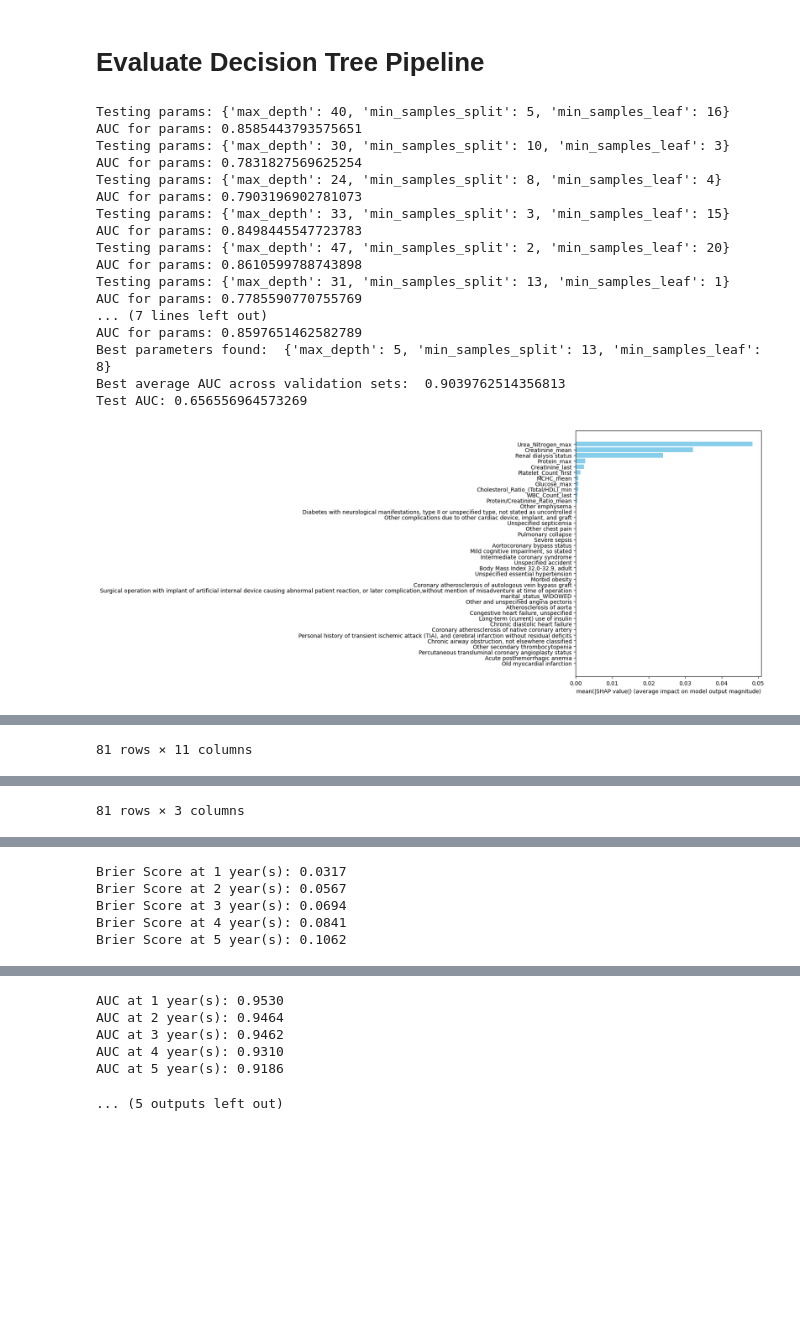
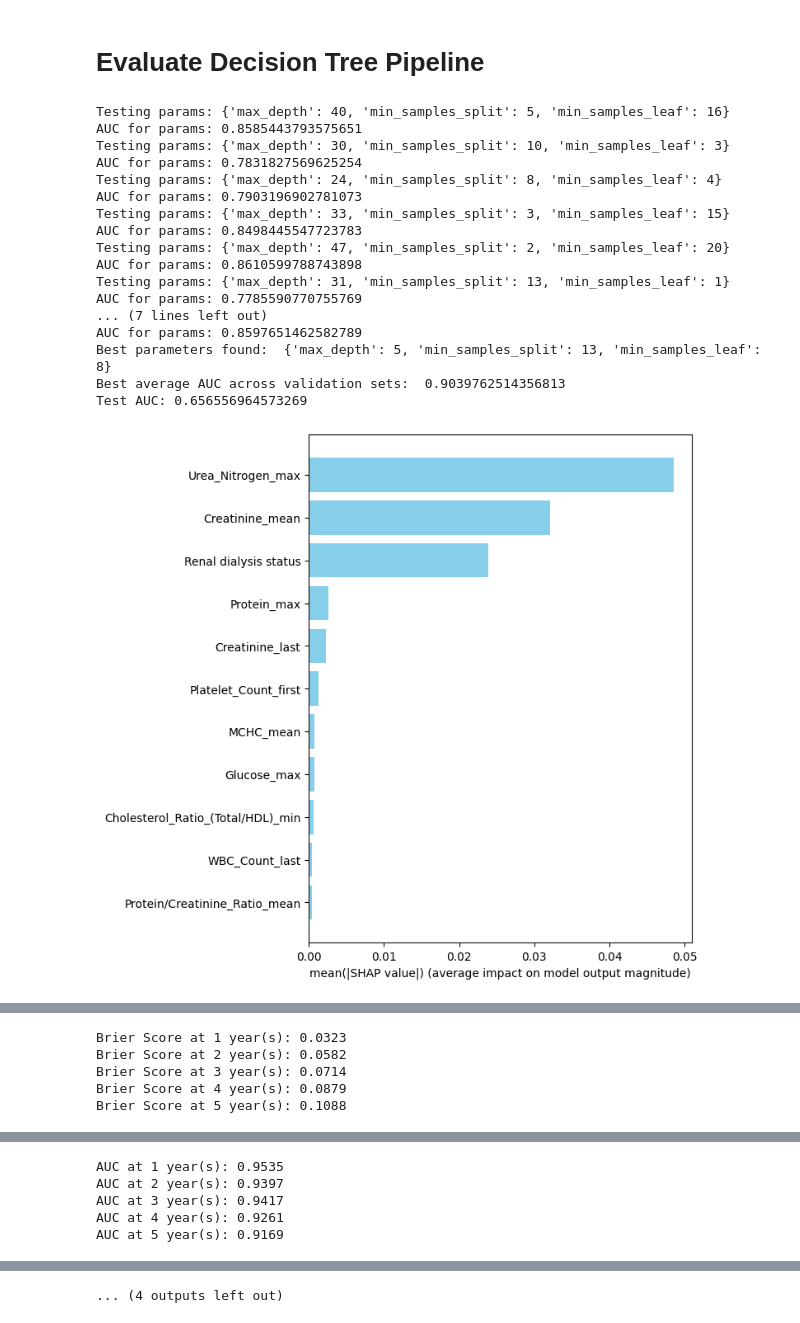
Before and after one commit to vironix-health/CKD-ZD-project, a Jupyter notebook: experiments/DecisionTree_MIMIC.ipynb, the cells around one changed output, grey strips where cells are left out. Drawn from its saved outputs; the diff is of its cells as text; code cells hidden in the pictures; blank space fills up the shorter version.

```diff
--- a/experiments/DecisionTree_MIMIC.ipynb
+++ b/experiments/DecisionTree_MIMIC.ipynb
@@ -23,7 +23,7 @@ DecisionTree_cfg = {
     'tag': 'dct', # Feature selection model identifier tag
     'response': 'stage_delta',  # Response variable for binary classification and Cox Proportional Hazards
     'duration': 'duration', # Duration in days until response or censorship
-    'n_novel': 40, # Number of ranked novel features included in augmented KFRE dataset
+    'n_novel': 11, # Number of ranked novel features included in augmented KFRE dataset
     'test_size': 0.1, # Ratio of data reserved for testing
     'val_size': 0.2, # Ratio of data reserved for testing in validation sets
     'n_valsets': 5, # Number of training validation sets
@@ -31,31 +31,31 @@ DecisionTree_cfg = {
     'n_folds': 5, # Number of folds for CoxPH cross validation
     'penalizer': 0.0007, # CoxPH model penalizer
     'auc_space': [
         Integer(1, 50, name='max_depth'),
         Integer(2, 20, name="min_samples_split"),
         Integer(1, 20, name="min_samples_leaf"),
     ], # Search space for Bayesian hyperparameter optimization
     'random_state': 42 # Seed for reproducibility
 }
 
 driver = Driver(DecisionTree_cfg, df_master, df_base)
 driver.ClassicalLearningPipe()
 # %% [output]
 Testing params: {'max_depth': 40, 'min_samples_split': 5, 'min_samples_leaf': 16}
 AUC for params: 0.8585443793575651
 Testing params: {'max_depth': 30, 'min_samples_split': 10, 'min_samples_leaf': 3}
 AUC for params: 0.7831827569625254
 Testing params: {'max_depth': 24, 'min_samples_split': 8, 'min_samples_leaf': 4}
 AUC for params: 0.7903196902781073
 Testing params: {'max_depth': 33, 'min_samples_split': 3, 'min_samples_leaf': 15}
 AUC for params: 0.8498445547723783
 Testing params: {'max_depth': 47, 'min_samples_split': 2, 'min_samples_leaf': 20}
 AUC for params: 0.8610599788743898
 Testing params: {'max_depth': 31, 'min_samples_split': 13, 'min_samples_leaf': 1}
 AUC for params: 0.7785590770755769
 ... (7 lines left out)
 AUC for params: 0.8597651462582789
 Best parameters found:  {'max_depth': 5, 'min_samples_split': 13, 'min_samples_leaf': 8}
 Best average AUC across validation sets:  0.9039762514356813
 Test AUC: 0.656556964573269
-[figure, old version]
+[figure, new version]
@@ -93 +116,0 @@ Standard Deviation of C-Index from cross-validation: 0.0072
-81 rows × 11 columns
@@ -107 +135,5 @@ Standard Deviation of C-Index from cross-validation: 0.0072
-81 rows × 3 columns
+Brier Score at 1 year(s): 0.0323
+Brier Score at 2 year(s): 0.0582
+Brier Score at 3 year(s): 0.0714
+Brier Score at 4 year(s): 0.0879
+Brier Score at 5 year(s): 0.1088
@@ -108,5 +141,5 @@ Standard Deviation of C-Index from cross-validation: 0.0072
-Brier Score at 1 year(s): 0.0317
-Brier Score at 2 year(s): 0.0567
-Brier Score at 3 year(s): 0.0694
-Brier Score at 4 year(s): 0.0841
-Brier Score at 5 year(s): 0.1062
+AUC at 1 year(s): 0.9535
+AUC at 2 year(s): 0.9397
+AUC at 3 year(s): 0.9417
+AUC at 4 year(s): 0.9261
+AUC at 5 year(s): 0.9169
@@ -114,6 +147 @@ Brier Score at 5 year(s): 0.1062
-AUC at 1 year(s): 0.9530
-AUC at 2 year(s): 0.9464
-AUC at 3 year(s): 0.9462
-AUC at 4 year(s): 0.9310
-AUC at 5 year(s): 0.9186
+... (4 outputs left out)
-... (5 outputs left out)
```
Also changed, not shown: parts of 1 cell of this notebook, 12 other files.
